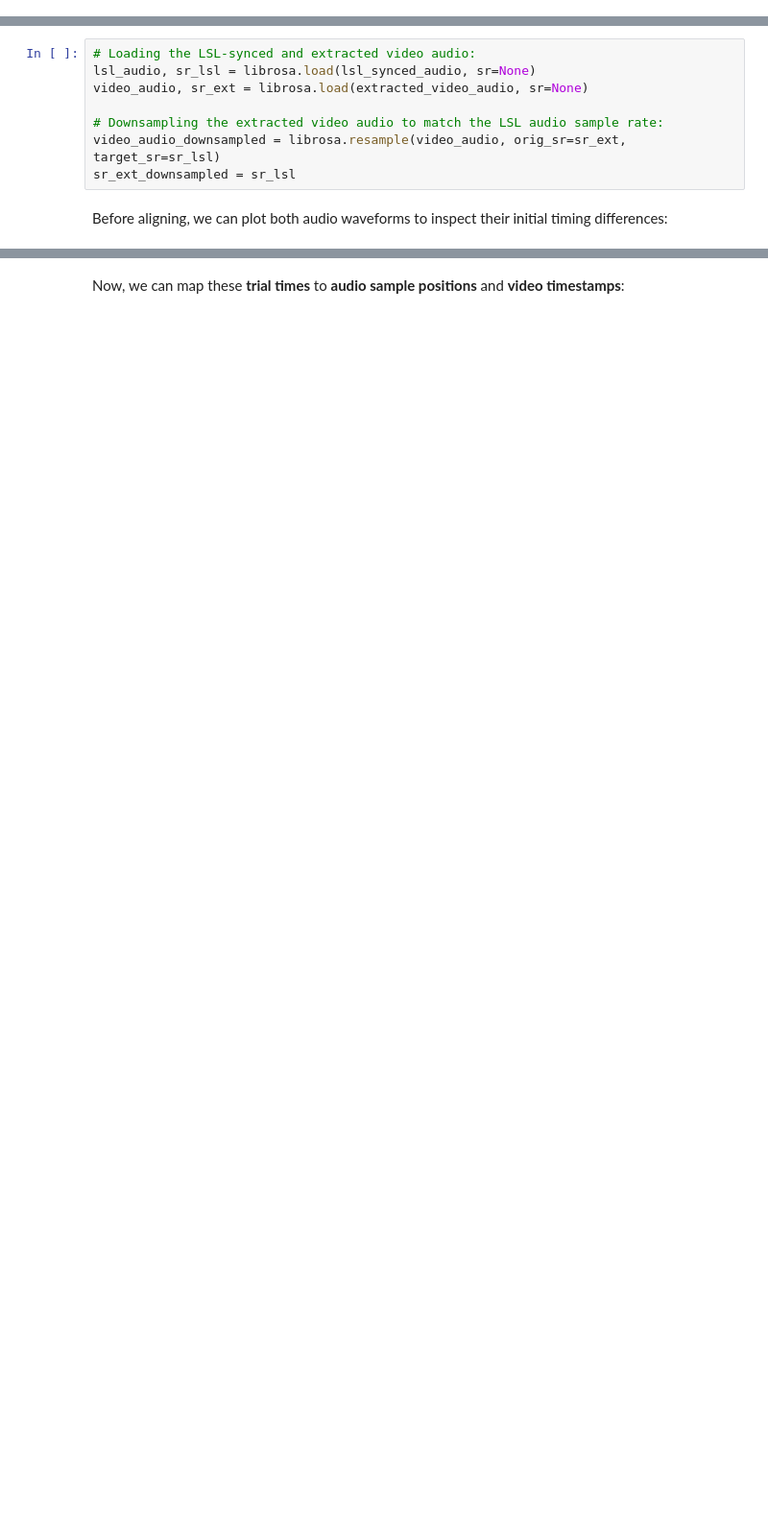
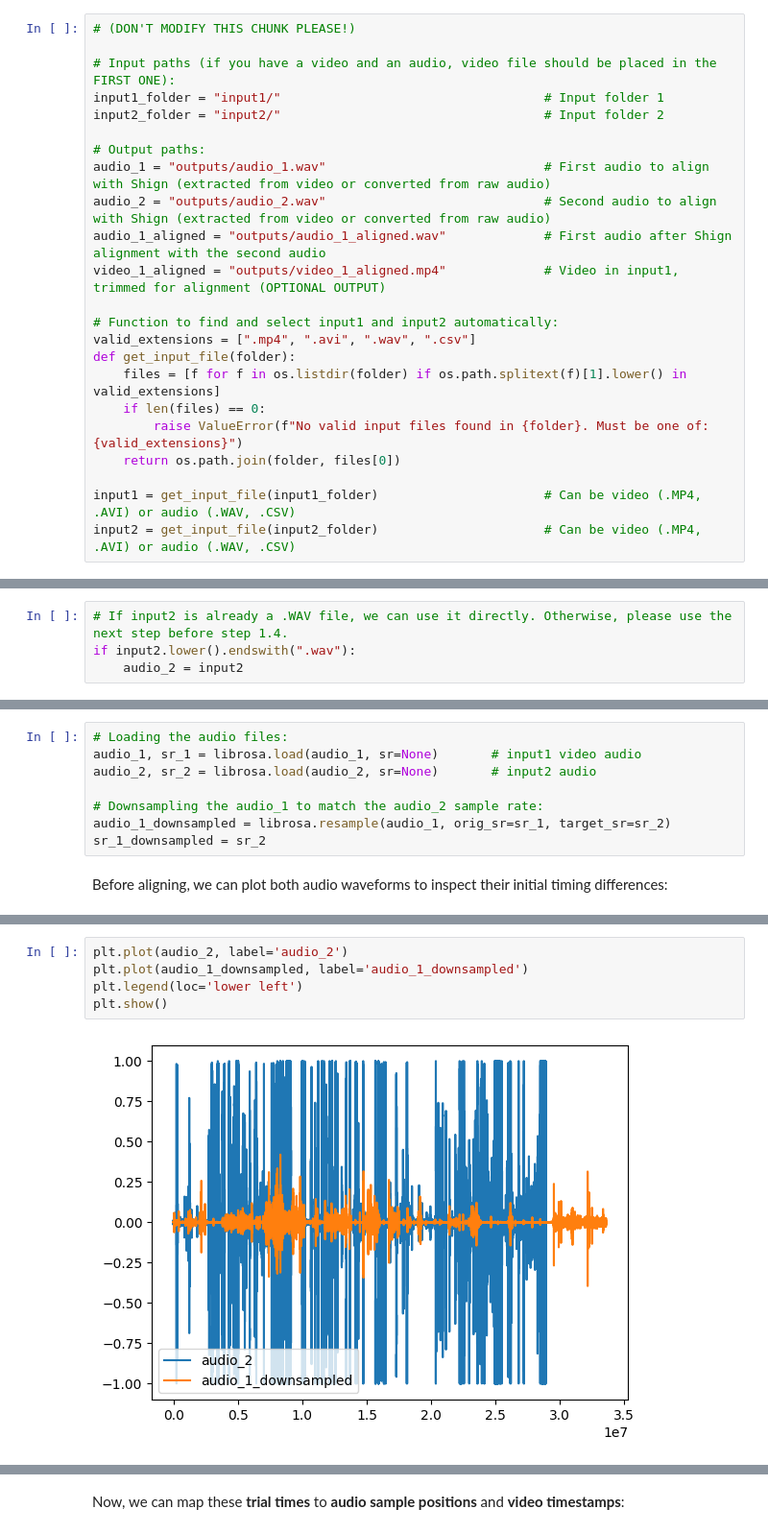
Before and after one commit to hamzanalbantoglu/flexible_audio_video_sync, a Jupyter notebook: synchronize_and_cut_script.ipynb, the cells around one changed output, grey strips where cells are left out. Shown: that part at 96% size. Saved outputs shown, nothing was run; the diff lists cells and outputs as text; blank space fills up the shorter version.

```diff
--- a/synchronize_and_cut_script.ipynb
+++ b/synchronize_and_cut_script.ipynb
@@ -89,0 +122,23 @@ aligned_video_audio = "outputs/aligned_video_audio.wav"         # Aligned versio
+# %%
+# (DON'T MODIFY THIS CHUNK PLEASE!)
+
+# Input paths (if you have a video and an audio, video file should be placed in the FIRST ONE):
+input1_folder = "input1/"                                   # Input folder 1
+input2_folder = "input2/"                                   # Input folder 2
+
+# Output paths:
+audio_1 = "outputs/audio_1.wav"                             # First audio to align with Shign (extracted from video or converted from raw audio)
+audio_2 = "outputs/audio_2.wav"                             # Second audio to align with Shign (extracted from video or converted from raw audio)
+audio_1_aligned = "outputs/audio_1_aligned.wav"             # First audio after Shign alignment with the second audio
+video_1_aligned = "outputs/video_1_aligned.mp4"             # Video in input1, trimmed for alignment (OPTIONAL OUTPUT)
+
+# Function to find and select input1 and input2 automatically:
+valid_extensions = [".mp4", ".avi", ".wav", ".csv"]
+def get_input_file(folder):
+    files = [f for f in os.listdir(folder) if os.path.splitext(f)[1].lower() in valid_extensions]
+    if len(files) == 0:
+        raise ValueError(f"No valid input files found in {folder}. Must be one of: {valid_extensions}")
+    return os.path.join(folder, files[0])
+
+input1 = get_input_file(input1_folder)                      # Can be video (.MP4, .AVI) or audio (.WAV, .CSV)
+input2 = get_input_file(input2_folder)                      # Can be video (.MP4, .AVI) or audio (.WAV, .CSV)
@@ -125 +210,5 @@ subprocess.run([
+# %%
+# If input2 is already a .WAV file, we can use it directly. Otherwise, please use the next step before step 1.4.
+if input2.lower().endswith(".wav"):
+    audio_2 = input2
 # %% [markdown]
@@ -148,10 +239,10 @@ Since the LSL audio has a sample rate of 16 kHz, while the extracted video audio
 # %%
-# Loading the LSL-synced and extracted video audio:
-lsl_audio, sr_lsl = librosa.load(lsl_synced_audio, sr=None)
-video_audio, sr_ext = librosa.load(extracted_video_audio, sr=None)
+# Loading the audio files:
+audio_1, sr_1 = librosa.load(audio_1, sr=None)       # input1 video audio
+audio_2, sr_2 = librosa.load(audio_2, sr=None)       # input2 audio
 
-# Downsampling the extracted video audio to match the LSL audio sample rate:
-video_audio_downsampled = librosa.resample(video_audio, orig_sr=sr_ext, target_sr=sr_lsl)
-sr_ext_downsampled = sr_lsl
+# Downsampling the audio_1 to match the audio_2 sample rate:
+audio_1_downsampled = librosa.resample(audio_1, orig_sr=sr_1, target_sr=sr_2)
+sr_1_downsampled = sr_2
 # %% [markdown]
 Before aligning, we can plot both audio waveforms to inspect their initial timing differences:
@@ -363,0 +249,7 @@ trial_times_df.head(10)
+# %%
+plt.plot(audio_2, label='audio_2')
+plt.plot(audio_1_downsampled, label='audio_1_downsampled')
+plt.legend(loc='lower left')
+plt.show()
+# %% [output]
+[figure, added]
```
Also changed, not shown: parts of 72 cells of this notebook, 9 other files.
